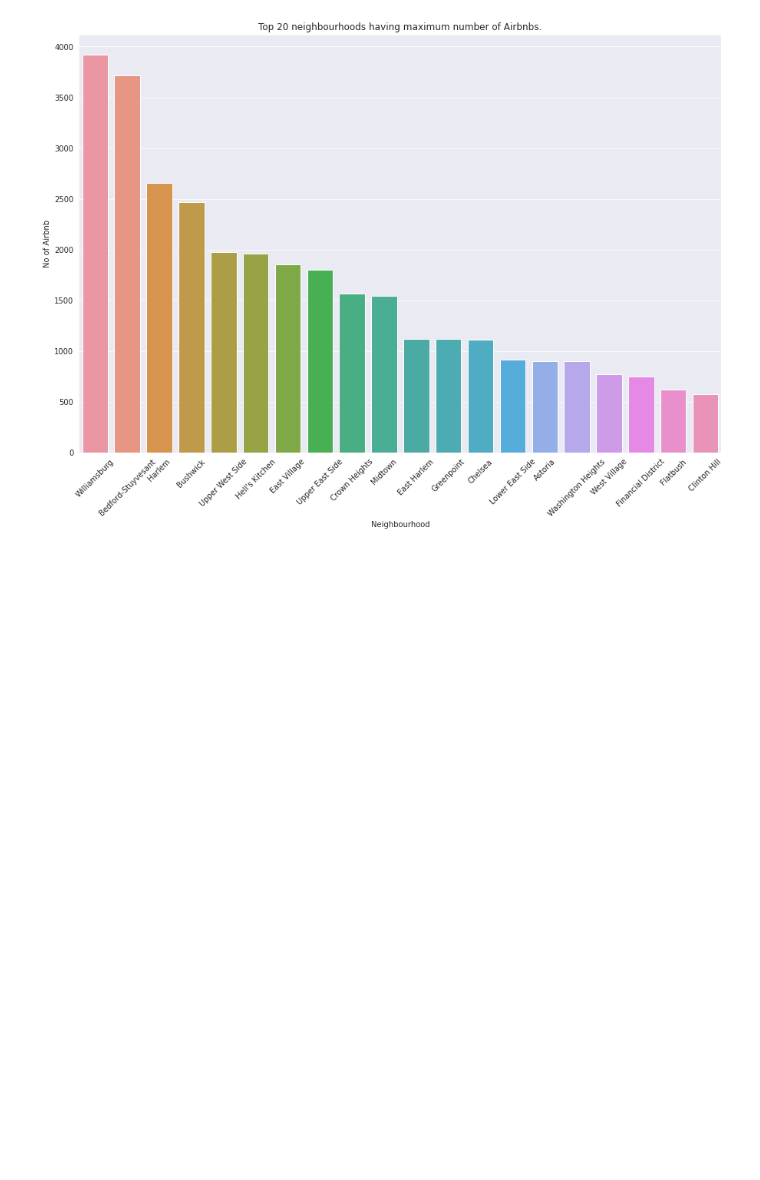
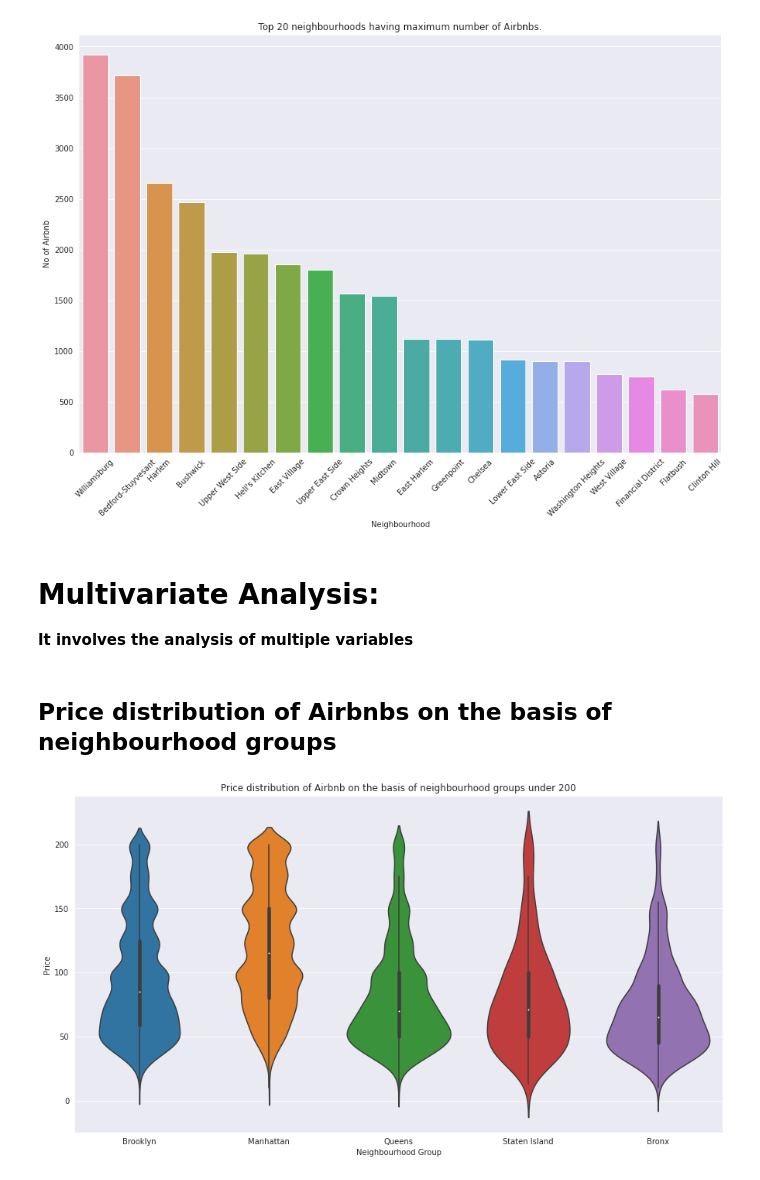
Before and after one commit to rsonar821/EDA-Capstone-Project, a Jupyter notebook: Airbnb_EDA_Capstone_Project_(Raj_Sonar).ipynb, the cells around one changed output. Drawn from its saved outputs; the diff is of its cells as text; code cells hidden in the pictures; blank space fills up the shorter version.

```diff
--- a/Airbnb_EDA_Capstone_Project_(Raj_Sonar).ipynb
+++ b/Airbnb_EDA_Capstone_Project_(Raj_Sonar).ipynb
@@ -345,3 +345,26 @@ figure = sns.barplot(x='Neighbourhood',y='No of Airbnb',data=cities)
 plt.show(figure)
 # %% [output]
 [figure]
+# %% [markdown]
+# **Multivariate Analysis:**
+**It involves the analysis of multiple variables**
+# %% [markdown]
+## **Price distribution of Airbnbs on the basis of neighbourhood groups**
+# %%
+# Defining the size of the graph
+plt.figure(figsize=(15,8))
+
+# Plotting a violin graph
+figure = sns.violinplot(x='neighbourhood_group', y='price', data = price_below_200)
+
+# Defining the title of the graph
+figure.set(title='Price distribution of Airbnb on the basis of neighbourhood groups under 200')
+
+# Defining the labels of the graph
+figure.set_xlabel("Neighbourhood Group")
+figure.set_ylabel("Price")
+
+# Displaying the graph
+plt.show(figure)
+# %% [output]
+[figure, added]
```
Also changed, not shown: parts of 4 cells of this notebook.
